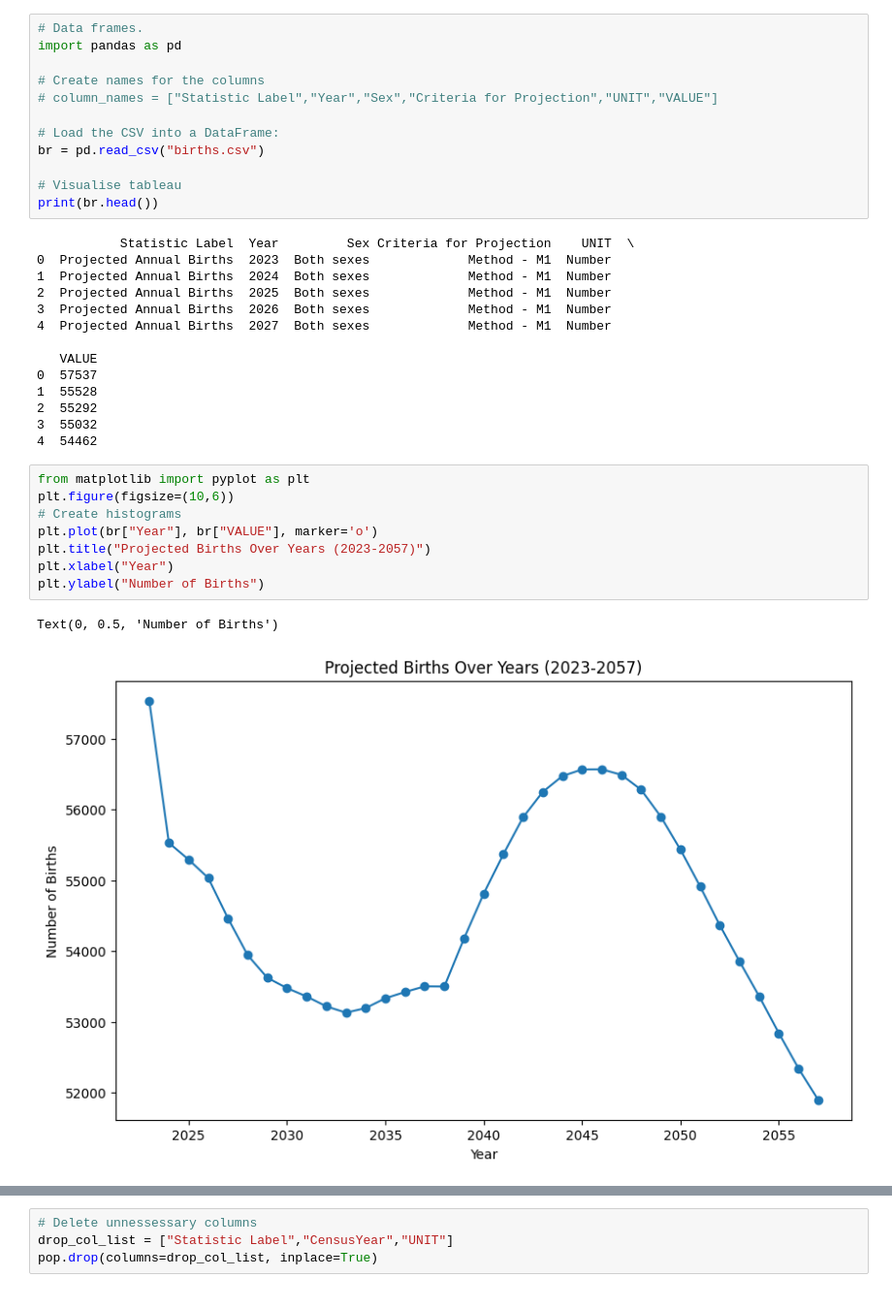
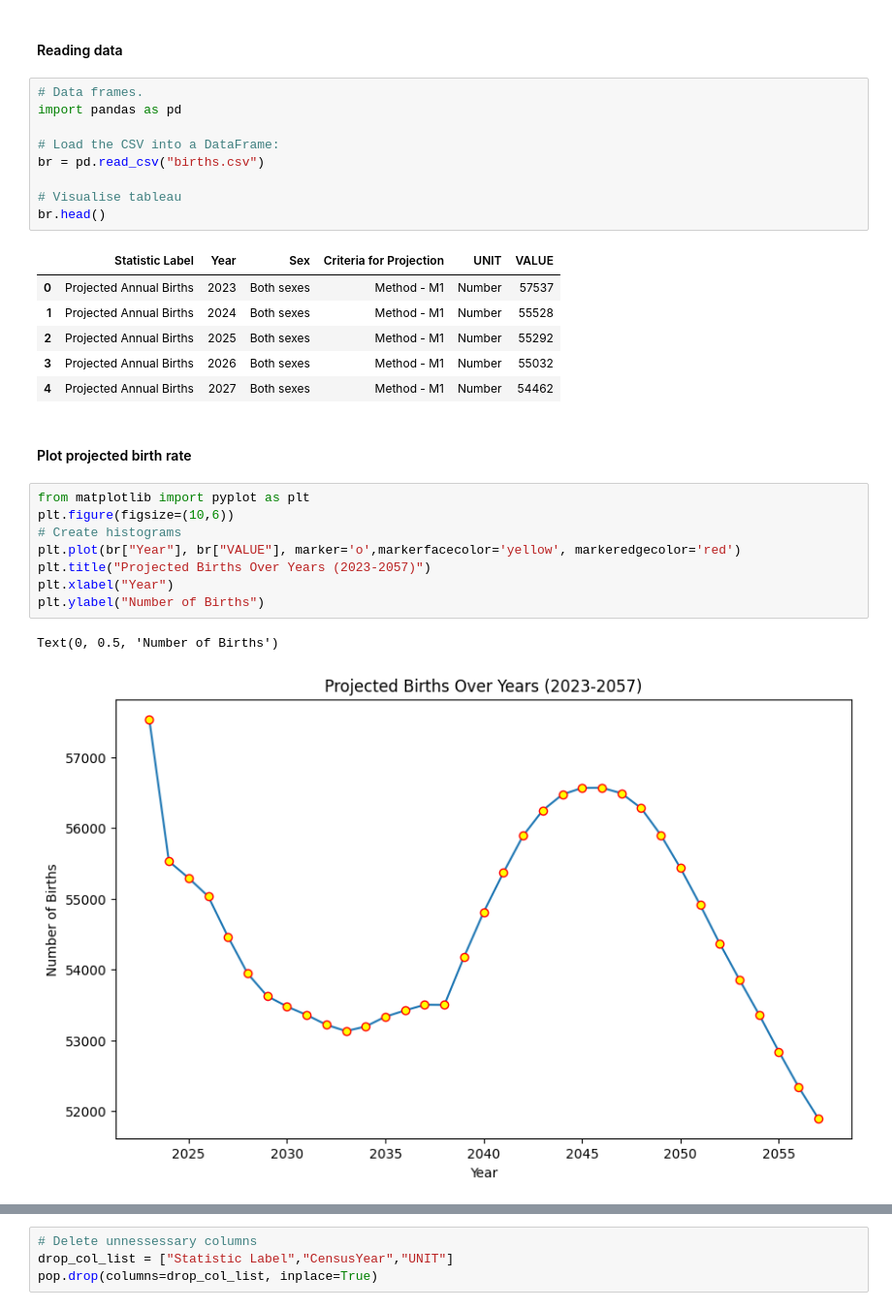
Before and after one commit to quyenphanlyons/programming-for-data-analytics, a Jupyter notebook: assignments/assignment01-birthrateplot.ipynb, the cells around one changed output, grey strips where cells are left out. Shown: that part at 97% size. Cells and saved outputs as stored; diff of their text form.

```diff
--- a/assignments/assignment01-birthrateplot.ipynb
+++ b/assignments/assignment01-birthrateplot.ipynb
@@ -3,37 +6,31 @@ Look at this file (There is a copy of it on github) I have taken from the CSO, i
+# %% [markdown]
+#### Reading data
 # %%
 # Data frames.
 import pandas as pd
-
-# Create names for the columns
-# column_names = ["Statistic Label","Year","Sex","Criteria for Projection","UNIT","VALUE"]
 
 # Load the CSV into a DataFrame:
 br = pd.read_csv("births.csv")
 
 # Visualise tableau
-print(br.head())
+br.head()
 # %% [output]
-           Statistic Label  Year         Sex Criteria for Projection    UNIT  \
-0  Projected Annual Births  2023  Both sexes             Method - M1  Number
-1  Projected Annual Births  2024  Both sexes             Method - M1  Number
-2  Projected Annual Births  2025  Both sexes             Method - M1  Number
-3  Projected Annual Births  2026  Both sexes             Method - M1  Number
-4  Projected Annual Births  2027  Both sexes             Method - M1  Number
-
-   VALUE
-0  57537
-1  55528
-2  55292
-3  55032
-4  54462
+|  | Statistic Label | Year | Sex | Criteria for Projection | UNIT | VALUE |
+| 0 | Projected Annual Births | 2023 | Both sexes | Method - M1 | Number | 57537 |
+| 1 | Projected Annual Births | 2024 | Both sexes | Method - M1 | Number | 55528 |
+| 2 | Projected Annual Births | 2025 | Both sexes | Method - M1 | Number | 55292 |
+| 3 | Projected Annual Births | 2026 | Both sexes | Method - M1 | Number | 55032 |
+| 4 | Projected Annual Births | 2027 | Both sexes | Method - M1 | Number | 54462 |
+# %% [markdown]
+#### Plot projected birth rate
 # %%
 from matplotlib import pyplot as plt
 plt.figure(figsize=(10,6))
 # Create histograms
-plt.plot(br["Year"], br["VALUE"], marker='o')
+plt.plot(br["Year"], br["VALUE"], marker='o',markerfacecolor='yellow', markeredgecolor='red')
 plt.title("Projected Births Over Years (2023-2057)")
 plt.xlabel("Year")
 plt.ylabel("Number of Births")
 # %% [output]
 Text(0, 0.5, 'Number of Births')
-[figure, old version]
+[figure, new version]
```
Also changed, not shown: parts of 11 cells of this notebook, 3 other files.
